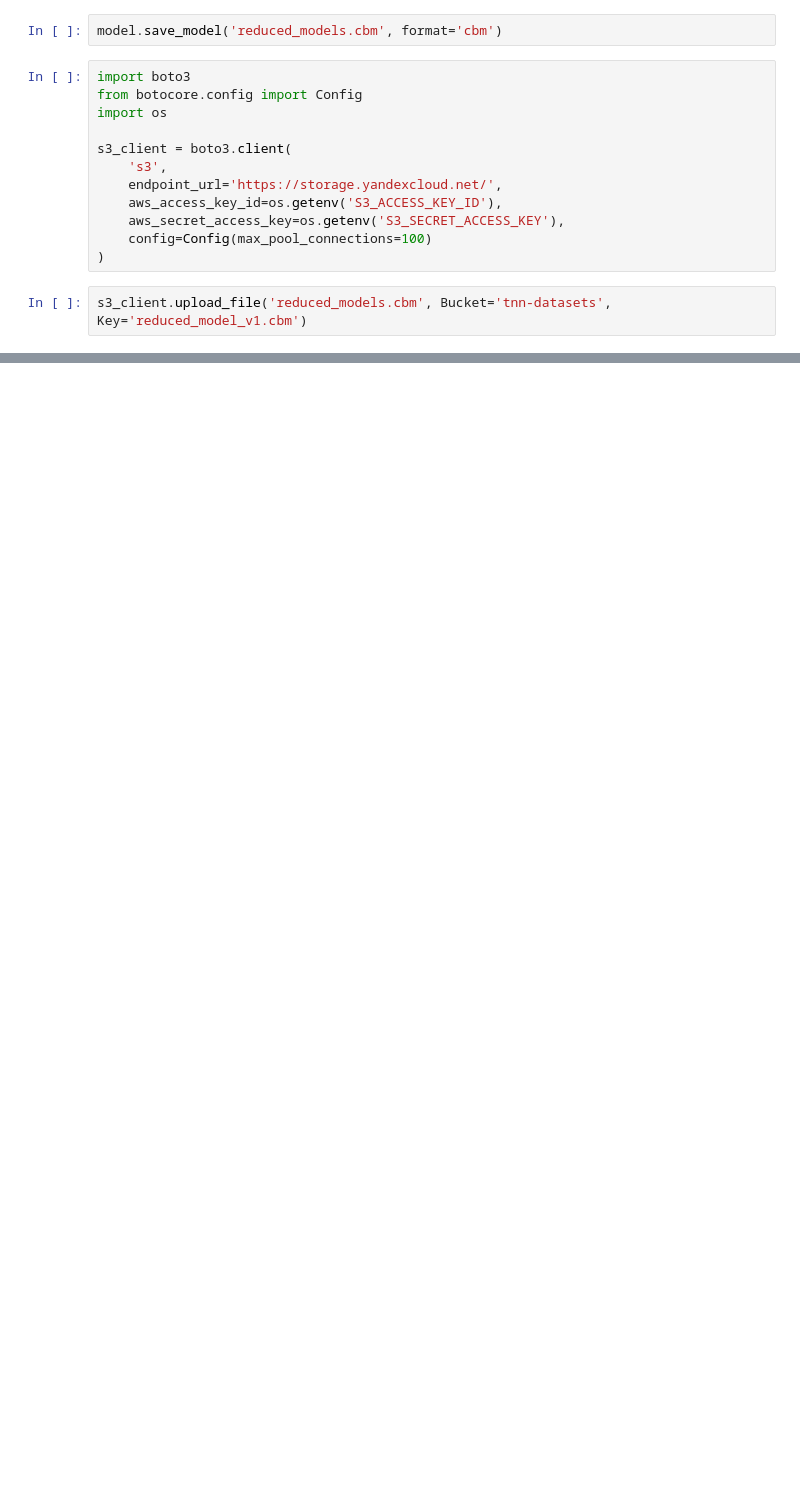
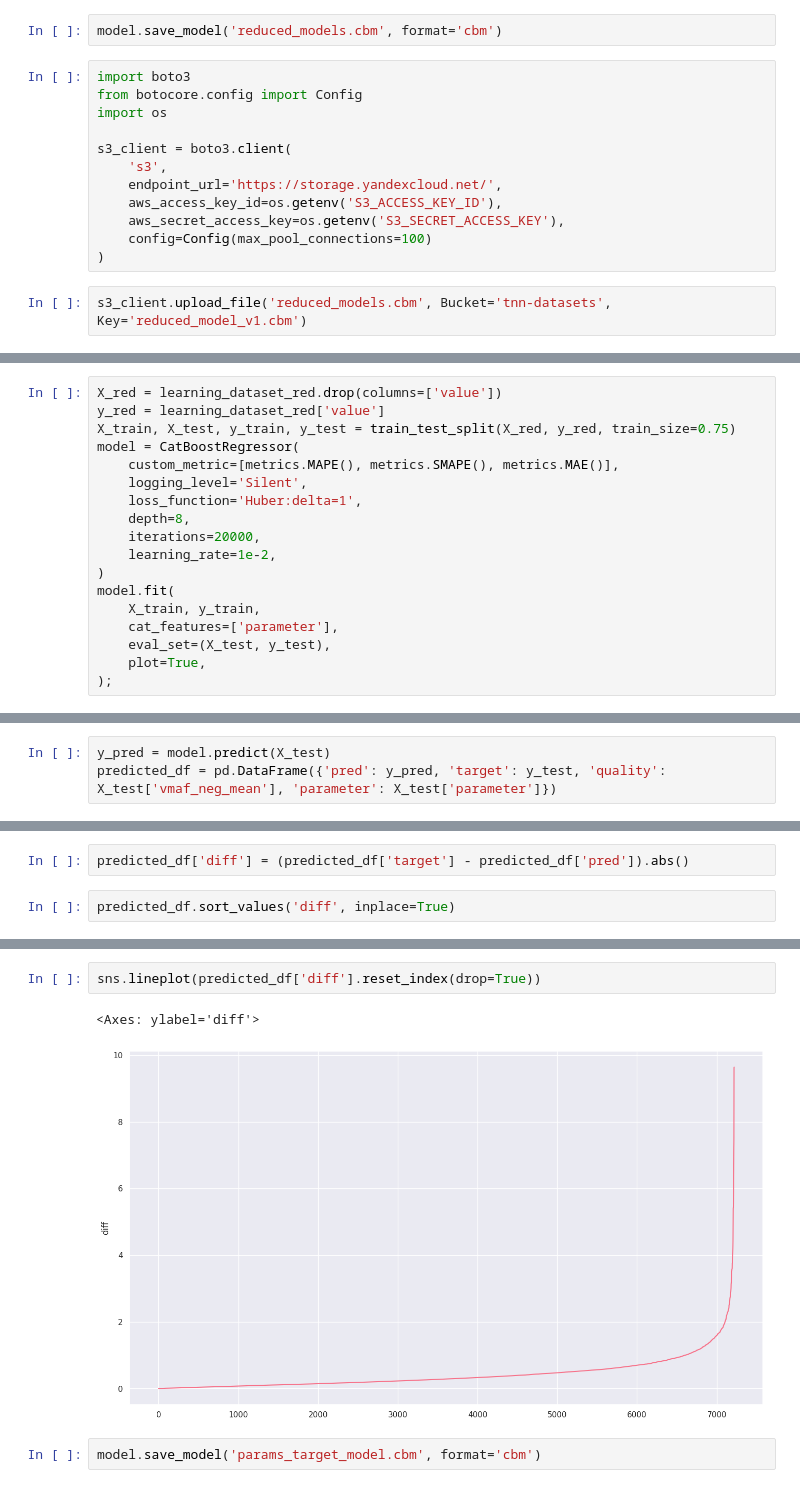
Before and after one commit to TiunovNN/video-compression-model, a Jupyter notebook: dataset/learning_model.ipynb, the cells around one changed output, grey strips where cells are left out. Saved outputs shown, nothing was run; the diff lists cells and outputs as text; blank space fills up the shorter version.

```diff
--- a/dataset/learning_model.ipynb
+++ b/dataset/learning_model.ipynb
@@ -342,0 +362,18 @@ pd.DataFrame({
+# %%
+X_red = learning_dataset_red.drop(columns=['value'])
+y_red = learning_dataset_red['value']
+X_train, X_test, y_train, y_test = train_test_split(X_red, y_red, train_size=0.75)
+model = CatBoostRegressor(
+    custom_metric=[metrics.MAPE(), metrics.SMAPE(), metrics.MAE()],
+    logging_level='Silent',
+    loss_function='Huber:delta=1',
+    depth=8,
+    iterations=20000,
+    learning_rate=1e-2,
+)
+model.fit(
+    X_train, y_train,
+    cat_features=['parameter'],
+    eval_set=(X_test, y_test),
+    plot=True,
+);
@@ -342,0 +382,3 @@ pd.DataFrame({
+# %%
+y_pred = model.predict(X_test)
+predicted_df = pd.DataFrame({'pred': y_pred, 'target': y_test, 'quality': X_test['vmaf_neg_mean'], 'parameter': X_test['parameter']})
@@ -342,0 +401,4 @@ pd.DataFrame({
+# %%
+predicted_df['diff'] = (predicted_df['target'] - predicted_df['pred']).abs()
+# %%
+predicted_df.sort_values('diff', inplace=True)
@@ -342,0 +421,7 @@ pd.DataFrame({
+# %%
+sns.lineplot(predicted_df['diff'].reset_index(drop=True))
+# %% [output]
+<Axes: ylabel='diff'>
+[figure, added]
+# %%
+model.save_model('params_target_model.cbm', format='cbm')
```
Also changed, not shown: parts of 18 cells of this notebook, 1 other file.
